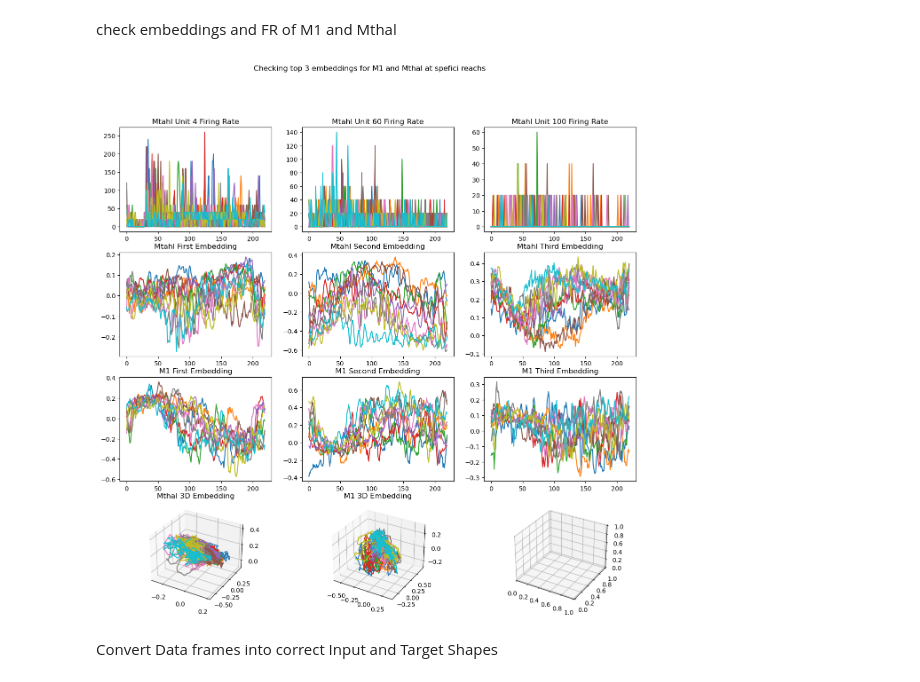
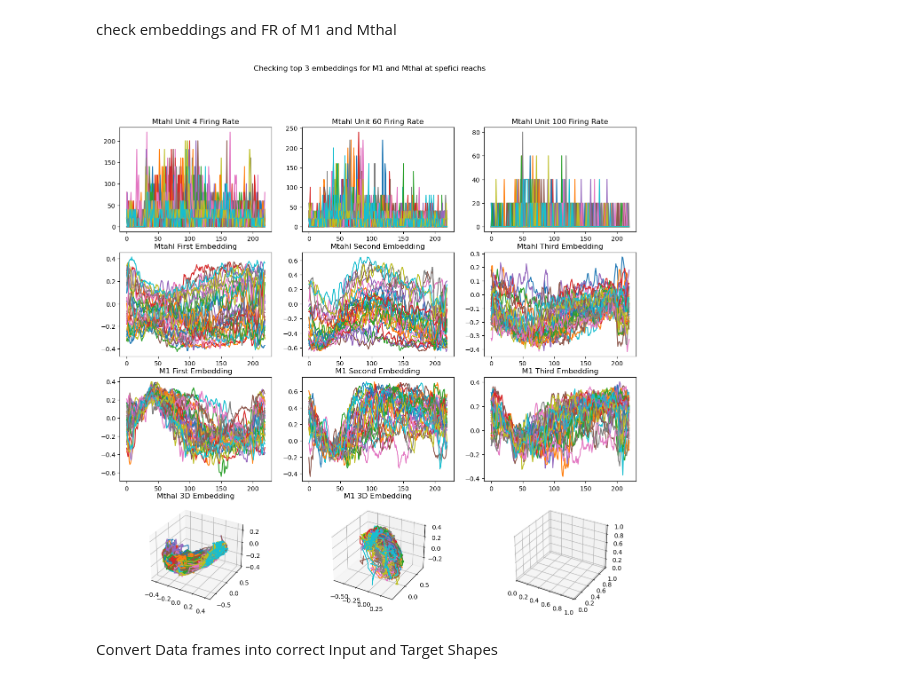
Before and after one commit to granthughes1999/RNN_reaching_task, a Jupyter notebook: rnn_weatherData.ipynb, the cells around one changed output. Saved outputs shown, nothing was run; the diff lists cells and outputs as text; code cells hidden in the pictures.

```diff
--- a/rnn_weatherData.ipynb
+++ b/rnn_weatherData.ipynb
@@ -466,13 +466,13 @@ def view_units(unit_to_view,second_unit_to_view,third_unit_to_view,reaches_to_vi
 # %%
 # Units to view
 unit_to_view = 4
 second_unit_to_view = 60  # Second unit to display
 third_unit_to_view = 100
-reaches_to_view = range(10, 20)  # Range of reaches to display
+reaches_to_view = range(30, 60)  # Range of reaches to display
 
 view_units(unit_to_view,second_unit_to_view,third_unit_to_view,reaches_to_view)
 # %% [output]
-[figure, old version]
+[figure, new version]
 # %% [markdown]
 Convert Data frames into correct Input and Target Shapes
 # %%
```
Also changed, not shown: parts of 7 cells of this notebook, 21 other files.
